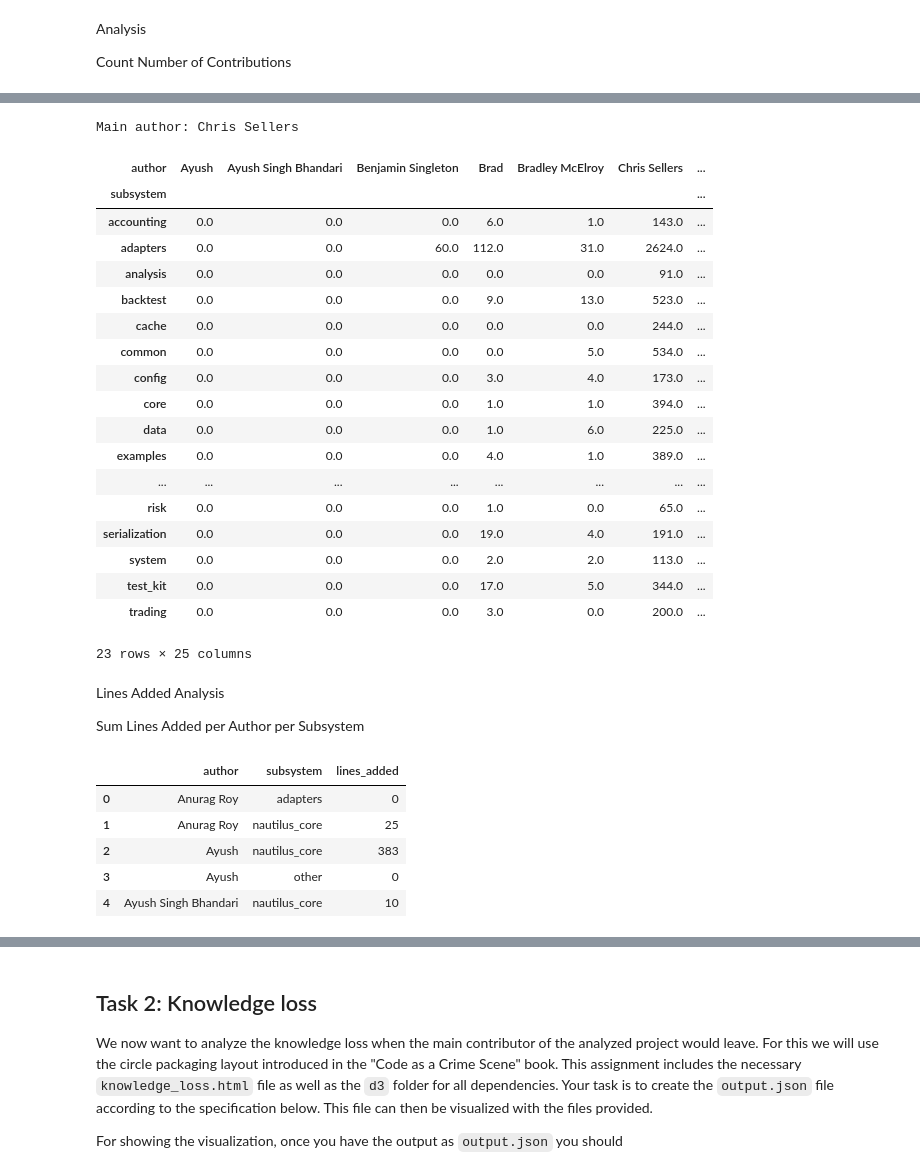
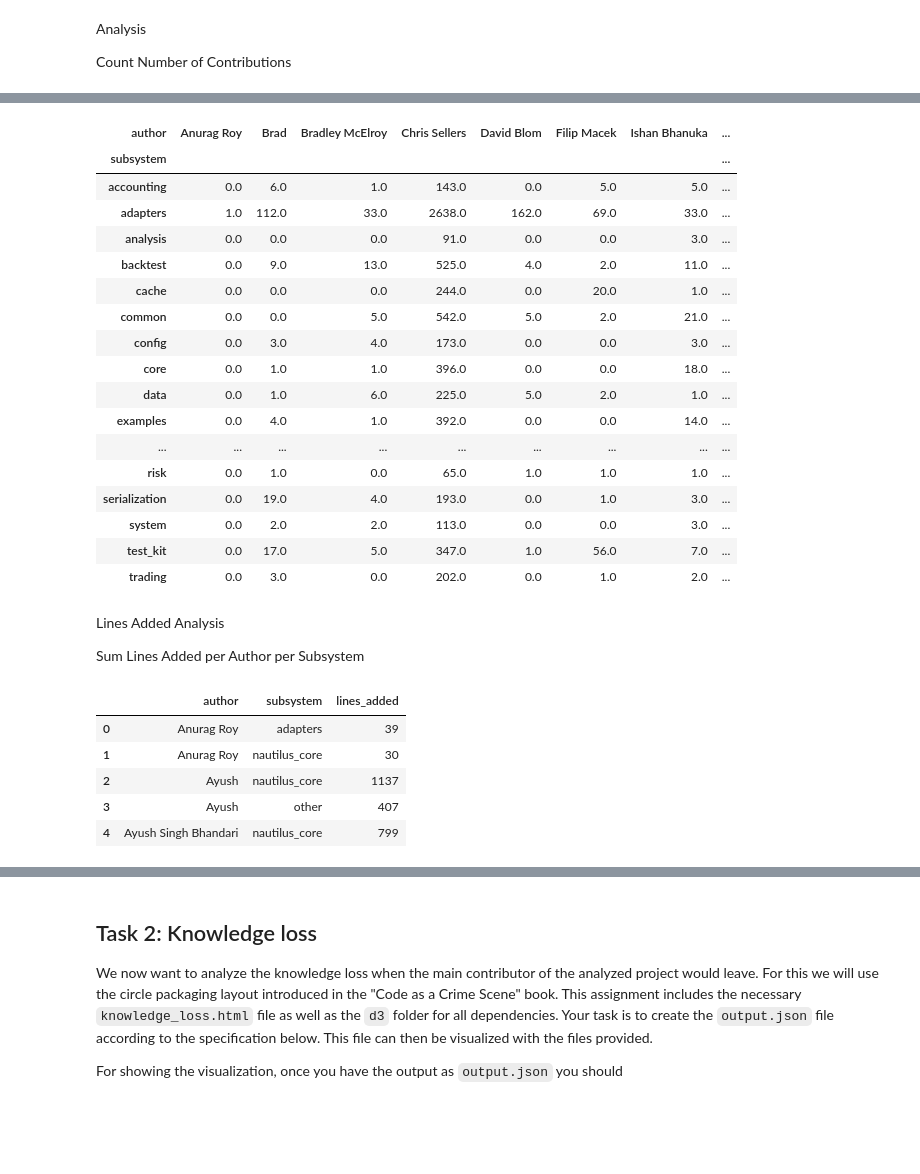
Before and after one commit to Franxion/Software-Evolution-II, a Jupyter notebook: FSS-SEII-Assignment-2024.ipynb, the cells around one changed output, grey strips where cells are left out. Drawn from its saved outputs; the diff is of its cells as text; code cells hidden in the pictures; blank space fills up the shorter version.

Commit message:
Task 2 completed; refactored commit_data fetching

```diff
--- a/FSS-SEII-Assignment-2024.ipynb
+++ b/FSS-SEII-Assignment-2024.ipynb
@@ -165,6 +174,6 @@ logging.info("Total data collected: %d entries", len(data))
 # %%
-df = pd.DataFrame(data)
-df.head()
+df_task1 = pd.DataFrame(task1_data)
+df_task1.head()
 # %% [output]
 |  | author | subsystem | file_path | commit_sha | lines_added | lines_deleted |
 | 0 | Chris Sellers | nautilus_core | nautilus_core/adapters/src/tardis... | d79fd81bbb7bbfb53249f53e397f1b6e1... | 1 | 1 |
@@ -223,47 +244,41 @@ contrib_matrix
 # %%
-# Identify main author
-main_author = total_contributions.iloc[0]['author']
-print('Main author:', main_author)
-
 # Compute percentages
 contrib_matrix['total_contributions'] = contrib_matrix.sum(axis=1)
 contrib_matrix['main_author_percentage'] = (contrib_matrix[main_author] / contrib_matrix['total_contributions']) * 100
 contrib_matrix
 # %% [output]
-Main author: Chris Sellers
-| author | Ayush | Ayush Singh Bhandari | Benjamin Singleton | Brad | Bradley McElroy | Chris Sellers | ... |
-| subsystem |  |  |  |  |  |  | ... |
-| accounting | 0.0 | 0.0 | 0.0 | 6.0 | 1.0 | 143.0 | ... |
-| adapters | 0.0 | 0.0 | 60.0 | 112.0 | 31.0 | 2624.0 | ... |
-| analysis | 0.0 | 0.0 | 0.0 | 0.0 | 0.0 | 91.0 | ... |
-| backtest | 0.0 | 0.0 | 0.0 | 9.0 | 13.0 | 523.0 | ... |
-| cache | 0.0 | 0.0 | 0.0 | 0.0 | 0.0 | 244.0 | ... |
-| common | 0.0 | 0.0 | 0.0 | 0.0 | 5.0 | 534.0 | ... |
-| config | 0.0 | 0.0 | 0.0 | 3.0 | 4.0 | 173.0 | ... |
-| core | 0.0 | 0.0 | 0.0 | 1.0 | 1.0 | 394.0 | ... |
-| data | 0.0 | 0.0 | 0.0 | 1.0 | 6.0 | 225.0 | ... |
-| examples | 0.0 | 0.0 | 0.0 | 4.0 | 1.0 | 389.0 | ... |
-| ... | ... | ... | ... | ... | ... | ... | ... |
-| risk | 0.0 | 0.0 | 0.0 | 1.0 | 0.0 | 65.0 | ... |
-| serialization | 0.0 | 0.0 | 0.0 | 19.0 | 4.0 | 191.0 | ... |
-| system | 0.0 | 0.0 | 0.0 | 2.0 | 2.0 | 113.0 | ... |
-| test_kit | 0.0 | 0.0 | 0.0 | 17.0 | 5.0 | 344.0 | ... |
-| trading | 0.0 | 0.0 | 0.0 | 3.0 | 0.0 | 200.0 | ... |
+| author | Anurag Roy | Brad | Bradley McElroy | Chris Sellers | David Blom | Filip Macek | Ishan Bhanuka | ... |
+| subsystem |  |  |  |  |  |  |  | ... |
+| accounting | 0.0 | 6.0 | 1.0 | 143.0 | 0.0 | 5.0 | 5.0 | ... |
+| adapters | 1.0 | 112.0 | 33.0 | 2638.0 | 162.0 | 69.0 | 33.0 | ... |
+| analysis | 0.0 | 0.0 | 0.0 | 91.0 | 0.0 | 0.0 | 3.0 | ... |
+| backtest | 0.0 | 9.0 | 13.0 | 525.0 | 4.0 | 2.0 | 11.0 | ... |
+| cache | 0.0 | 0.0 | 0.0 | 244.0 | 0.0 | 20.0 | 1.0 | ... |
+| common | 0.0 | 0.0 | 5.0 | 542.0 | 5.0 | 2.0 | 21.0 | ... |
+| config | 0.0 | 3.0 | 4.0 | 173.0 | 0.0 | 0.0 | 3.0 | ... |
+| core | 0.0 | 1.0 | 1.0 | 396.0 | 0.0 | 0.0 | 18.0 | ... |
+| data | 0.0 | 1.0 | 6.0 | 225.0 | 5.0 | 2.0 | 1.0 | ... |
+| examples | 0.0 | 4.0 | 1.0 | 392.0 | 0.0 | 0.0 | 14.0 | ... |
+| ... | ... | ... | ... | ... | ... | ... | ... | ... |
+| risk | 0.0 | 1.0 | 0.0 | 65.0 | 1.0 | 1.0 | 1.0 | ... |
+| serialization | 0.0 | 19.0 | 4.0 | 193.0 | 0.0 | 1.0 | 3.0 | ... |
+| system | 0.0 | 2.0 | 2.0 | 113.0 | 0.0 | 0.0 | 3.0 | ... |
+| test_kit | 0.0 | 17.0 | 5.0 | 347.0 | 1.0 | 56.0 | 7.0 | ... |
+| trading | 0.0 | 3.0 | 0.0 | 202.0 | 0.0 | 1.0 | 2.0 | ... |
-23 rows × 25 columns
 # %% [markdown]
 Lines Added Analysis
 
 Sum Lines Added per Author per Subsystem
 # %%
-lines_added_counts = df.groupby(['author', 'subsystem'])['lines_added'].sum().reset_index(name='lines_added')
+lines_added_counts = df_task1.groupby(['author', 'subsystem'])['lines_added'].sum().reset_index(name='lines_added')
 lines_added_counts.head()
 # %% [output]
 |  | author | subsystem | lines_added |
-| 0 | Anurag Roy | adapters | 0 |
-| 1 | Anurag Roy | nautilus_core | 25 |
-| 2 | Ayush | nautilus_core | 383 |
-| 3 | Ayush | other | 0 |
-| 4 | Ayush Singh Bhandari | nautilus_core | 10 |
+| 0 | Anurag Roy | adapters | 39 |
+| 1 | Anurag Roy | nautilus_core | 30 |
+| 2 | Ayush | nautilus_core | 1137 |
+| 3 | Ayush | other | 407 |
+| 4 | Ayush Singh Bhandari | nautilus_core | 799 |
 # %%
 filtered_lines_added_counts = lines_added_counts[lines_added_counts['author'].isin(active_authors)]
 lines_added_matrix = filtered_lines_added_counts.pivot(index='subsystem', columns='author', values='lines_added').fillna(0)
```
Also changed, not shown: parts of 35 cells of this notebook, 6 other files.
